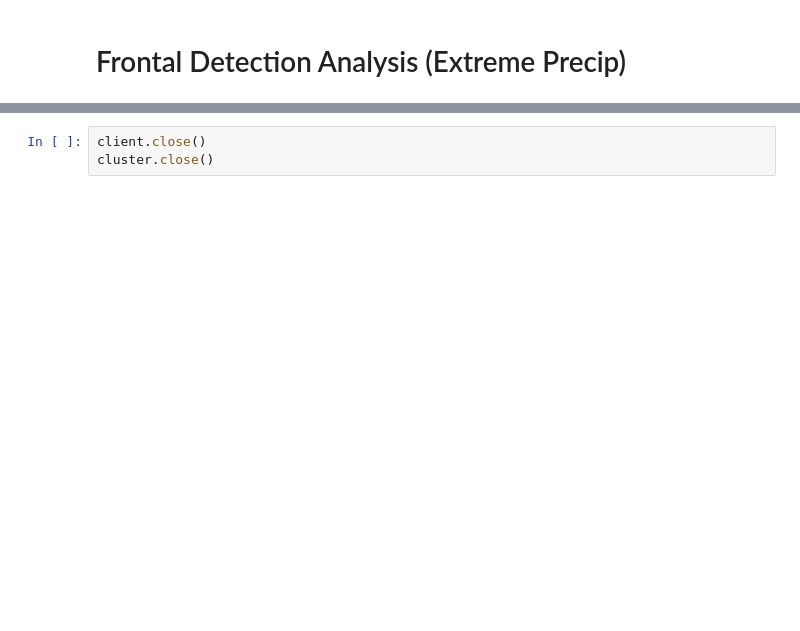
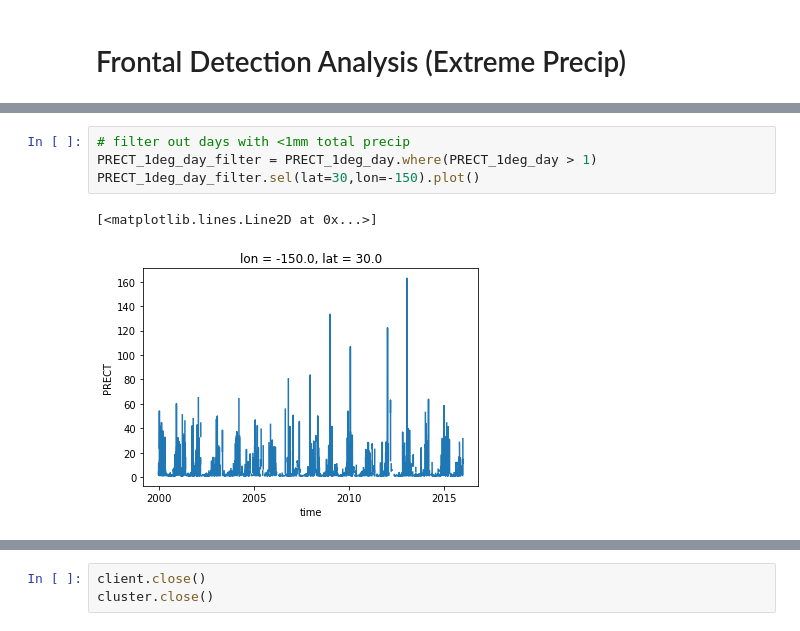
Before and after one commit to katiedagon/ML-extremes, a Jupyter notebook: notebooks/FrontsAnalysis_PEx.ipynb, the cells around one changed output, grey strips where cells are left out. Drawn from its saved outputs; the diff is of its cells as text; blank space fills up the shorter version.

```diff
--- a/notebooks/FrontsAnalysis_PEx.ipynb
+++ b/notebooks/FrontsAnalysis_PEx.ipynb
@@ -55,0 +159,7 @@ Do I need both these commands?
+# %%
+# filter out days with <1mm total precip
+PRECT_1deg_day_filter = PRECT_1deg_day.where(PRECT_1deg_day > 1)
+PRECT_1deg_day_filter.sel(lat=30,lon=-150).plot()
+# %% [output]
+[<matplotlib.lines.Line2D at 0x...>]
+[figure, added]
```
Also changed, not shown: parts of 351 cells of this notebook, 5 other files.
